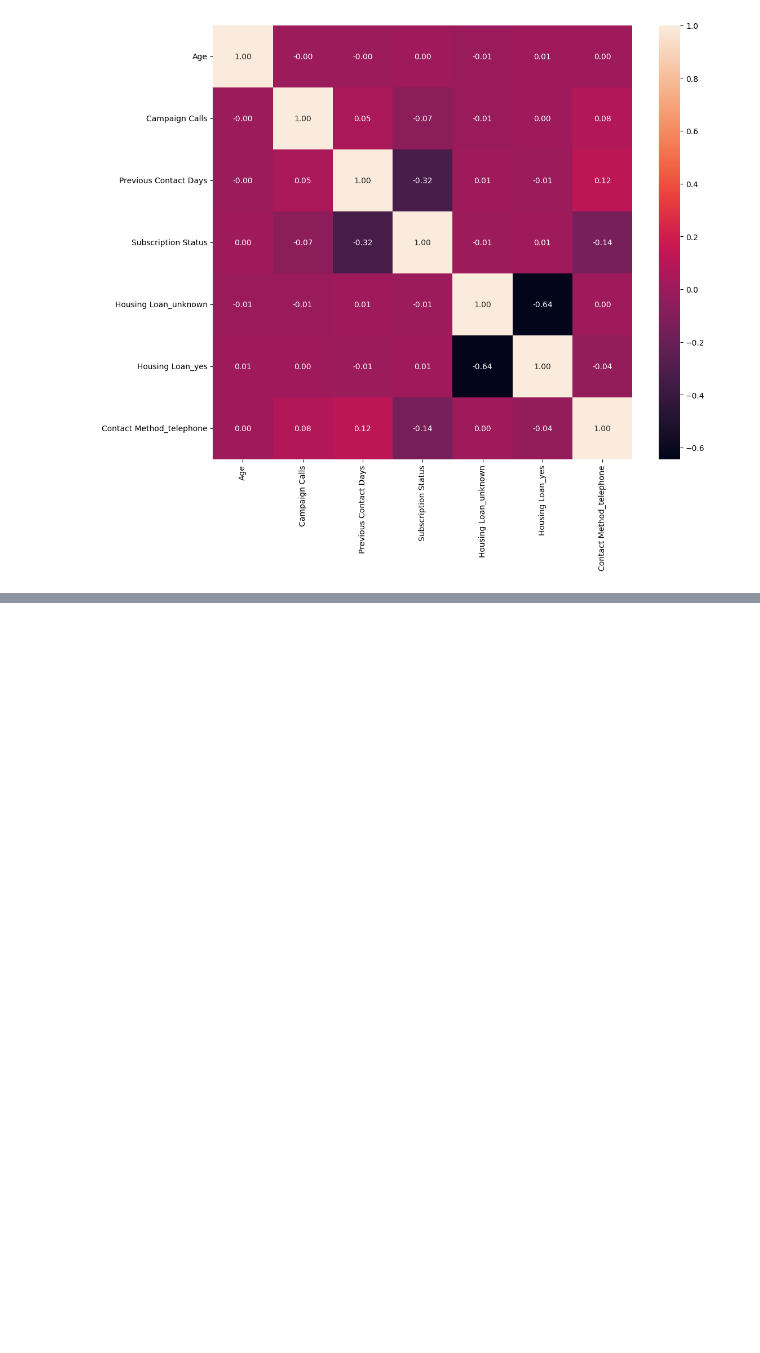
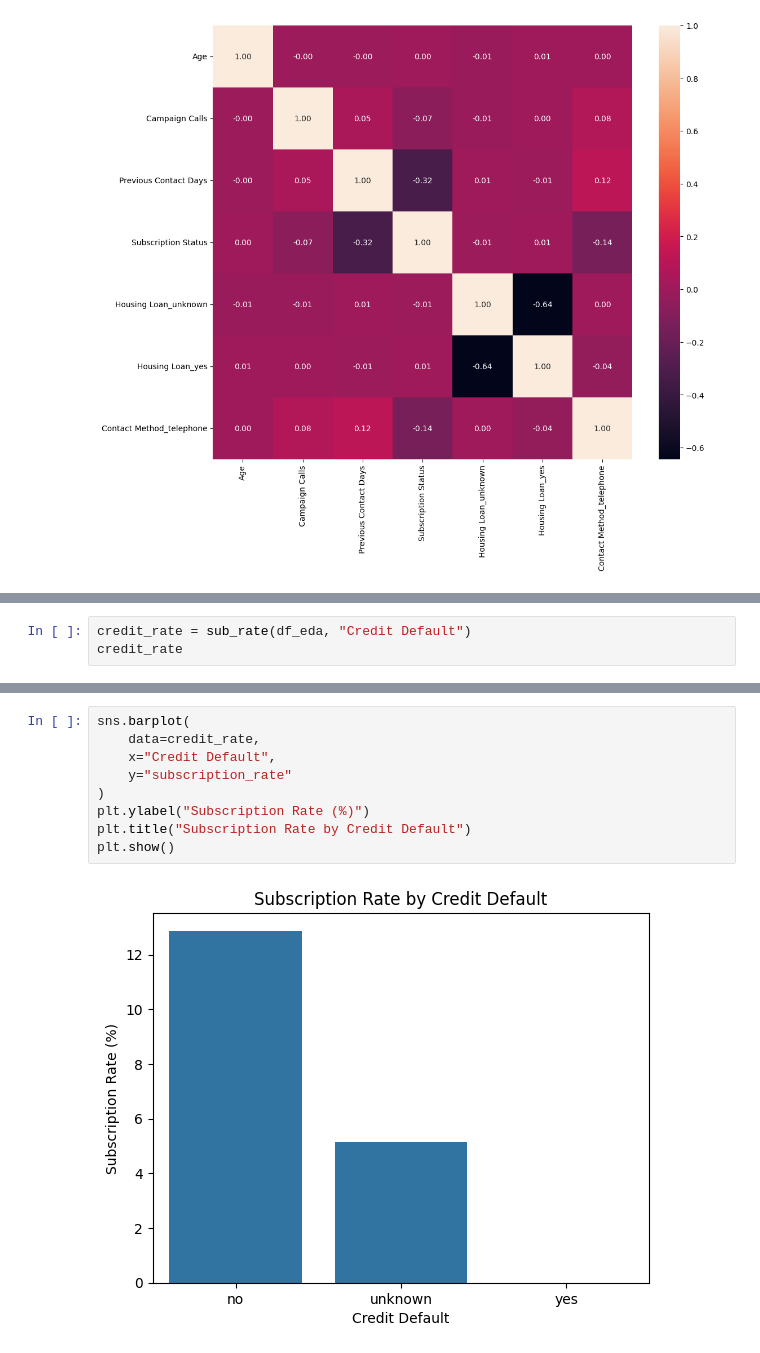
Before and after one commit to JadeWong00/AI-SOLUTION-DEVELOPMENT-PROJECT, a Jupyter notebook: eda.ipynb, the cells around one changed output, grey strips where cells are left out. Saved outputs shown, nothing was run; the diff lists cells and outputs as text; blank space fills up the shorter version.

```diff
--- a/eda.ipynb
+++ b/eda.ipynb
@@ -410,0 +521,3 @@ sns.heatmap(df_encoded_rest.corr(numeric_only=True), annot=True, fmt=".2f")
+# %%
+credit_rate = sub_rate(df_eda, "Credit Default")
+credit_rate
@@ -410,0 +537,11 @@ sns.heatmap(df_encoded_rest.corr(numeric_only=True), annot=True, fmt=".2f")
+# %%
+sns.barplot(
+    data=credit_rate,
+    x="Credit Default",
+    y="subscription_rate"
+)
+plt.ylabel("Subscription Rate (%)")
+plt.title("Subscription Rate by Credit Default")
+plt.show()
+# %% [output]
+[figure, added]
```
Also changed, not shown: parts of 23 cells of this notebook.
